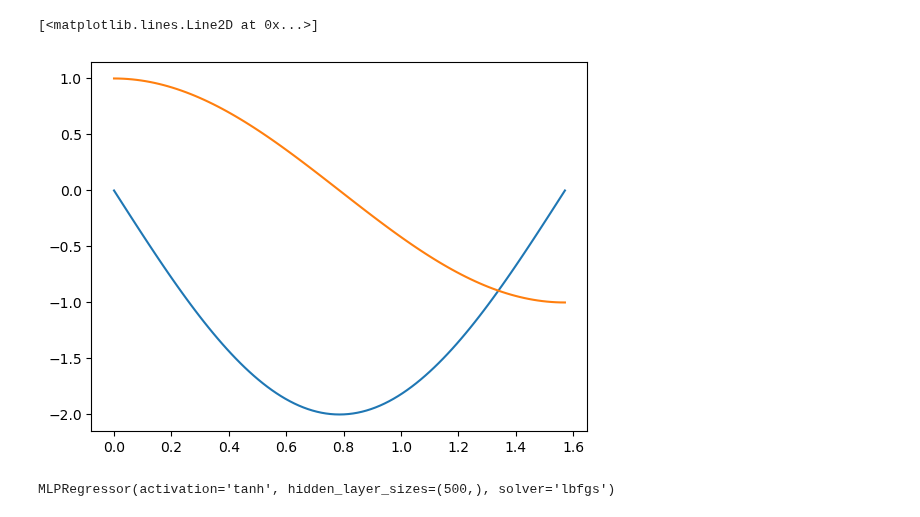
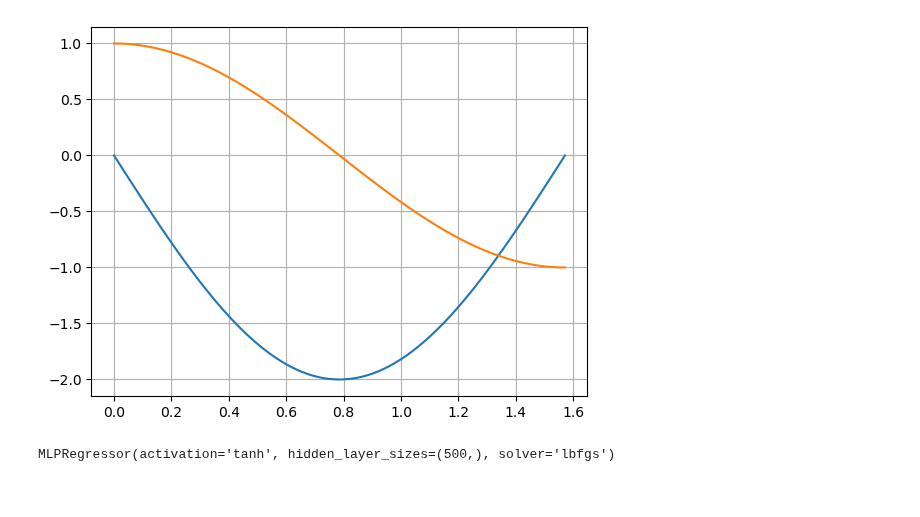
Before and after one commit to LukasEin/jaxgp, a Jupyter notebook: nn_integration/nni_1d.ipynb, the cells around one changed output. Saved outputs shown, nothing was run; the diff lists cells and outputs as text; code cells hidden in the pictures.

```diff
--- a/nn_integration/nni_1d.ipynb
+++ b/nn_integration/nni_1d.ipynb
@@ -20,11 +20,11 @@ datapoints = np.random.uniform(*interval,numpoints)
 # %%
 grid = np.linspace(*interval,101)
 
 plt.plot(grid,diff_func(grid,0.0))
 plt.plot(grid,func(grid))
+plt.grid()
 # %% [output]
-[<matplotlib.lines.Line2D at 0x...>]
-[figure, old version]
+[figure, new version]
 # %%
 activation_function = "tanh"
 model = MLPRegressor((500,),activation=activation_function,solver="lbfgs")
```
Also changed, not shown: parts of 3 cells of this notebook, 4 other files.
